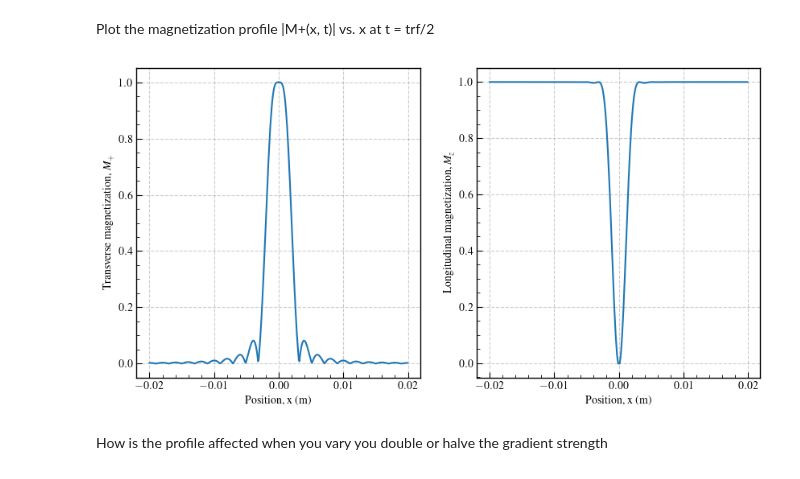
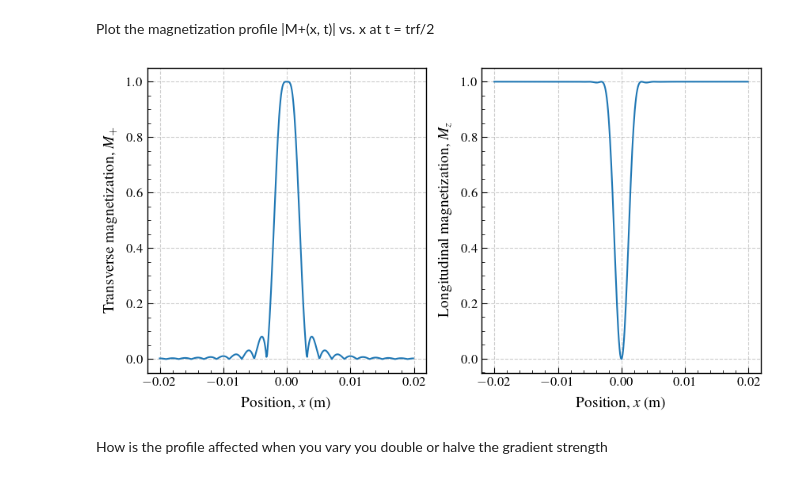
Before and after one commit to nrneubert/AEIEP, a Jupyter notebook: MRI Physics/MR_exercise_2.ipynb, the cells around one changed output. Cells and saved outputs as stored; diff of their text form; code cells hidden in the pictures.

```diff
--- a/MRI Physics/MR_exercise_2.ipynb
+++ b/MRI Physics/MR_exercise_2.ipynb
@@ -180,0 +283,10 @@ for omega in omegas :
+# %%
+tw = 0.5e-3 # s
+nz = 1
+bound = 0.5*nz*tw
+
+dt = 0.0001*1e-3 # s
+tlin = np.arange(-1e-3, 1e-3, dt)
+
+solver = Bloch_Simulator(omega_1=2000, tw=tw, nz=nz, lower_bound=-bound, upper_bound=bound)
+best_omega, best_res = find_best_omega(solver, initial_bounds=[0.2e4, 0.6e4], tlin=tlin, dt=dt)#,bounds_steps = 1000
@@ -181,14 +297,15 @@ for omega in omegas :
 # %%
-print(best_res)
-print(best_omega)
-
-solver = Bloch_Simulator(omega_1=best_omega, lower_bound=-bound, upper_bound=bound)
+tw = 0.5e-3 # s
+nz = 1
+bound = 0.5*nz*tw
 
 dt = 0.0001*1e-3 # s
-tlin = np.arange(-2e-3, 2e-3, dt)
-M0_init = [0.0, 0.0, 1.0]
+tlin = np.arange(-1e-3, 1e-3, dt)
+
+solver = Bloch_Simulator(omega_1=3602, lower_bound=-bound, upper_bound=bound)
 
 solution = solver.solve_ivp(dt=dt, tlin=tlin, x=0, apply_sinc=True, force_max_step_size=False)
 
-plt.plot(tlin, solution.y[2], '.-')
+plt.plot(tlin, solution.y[2])
+print(solution.y[2][-1])
 # %% [output]
@@ -225,13 +396,21 @@ for x in Ls :
 # %%
 Ms = np.array(Ms)
 
 Mps = np.sqrt(Ms[:,0]**2 + Ms[:,1]**2)
 
 fig, ax = plt.subplots(1,2, figsize=(2*5, 1*5))
 
-do_plot(ax, Ls, Mps, Ms)
+ax[0].plot(Ls, Mps, '-')
+ax[0].set_xlabel("Position, $x$ (m)")
+ax[0].set_ylabel("Transverse magnetization, $M_{+}$")
+
+ax[1].plot(Ls, Ms[:,2], '-')
+ax[1].set_xlabel("Position, $x$ (m)")
+ax[1].set_ylabel("Longitudinal magnetization, $M_{z}$")
+
+for a in ax : a.grid(alpha=0.4)
 # %% [output]
-[figure, old version]
+[figure, new version]
 # %% [markdown]
 How is the profile affected when you vary you double or halve the gradient strength
 # %%
```
Also changed, not shown: parts of 52 cells of this notebook, 10 other files.
